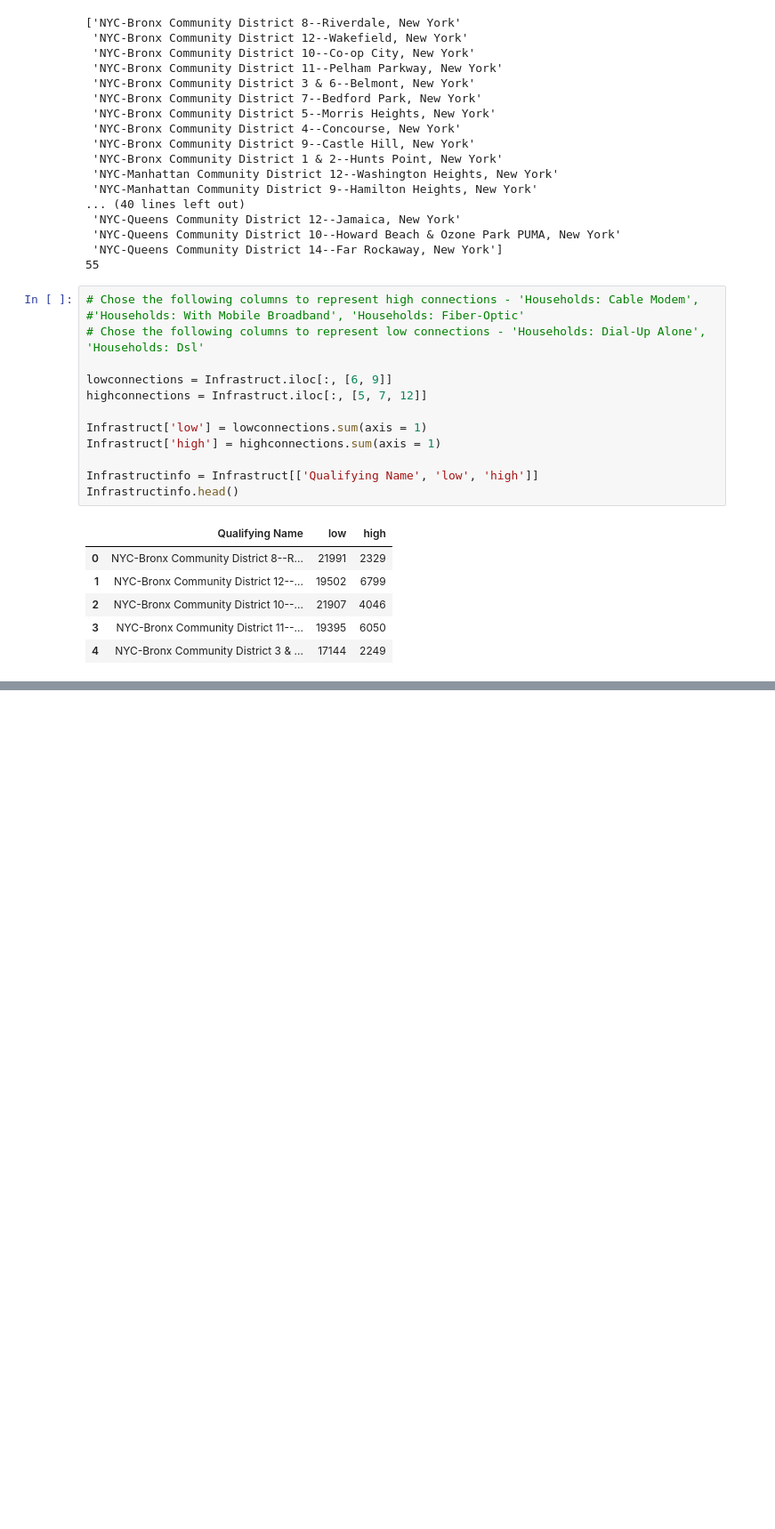
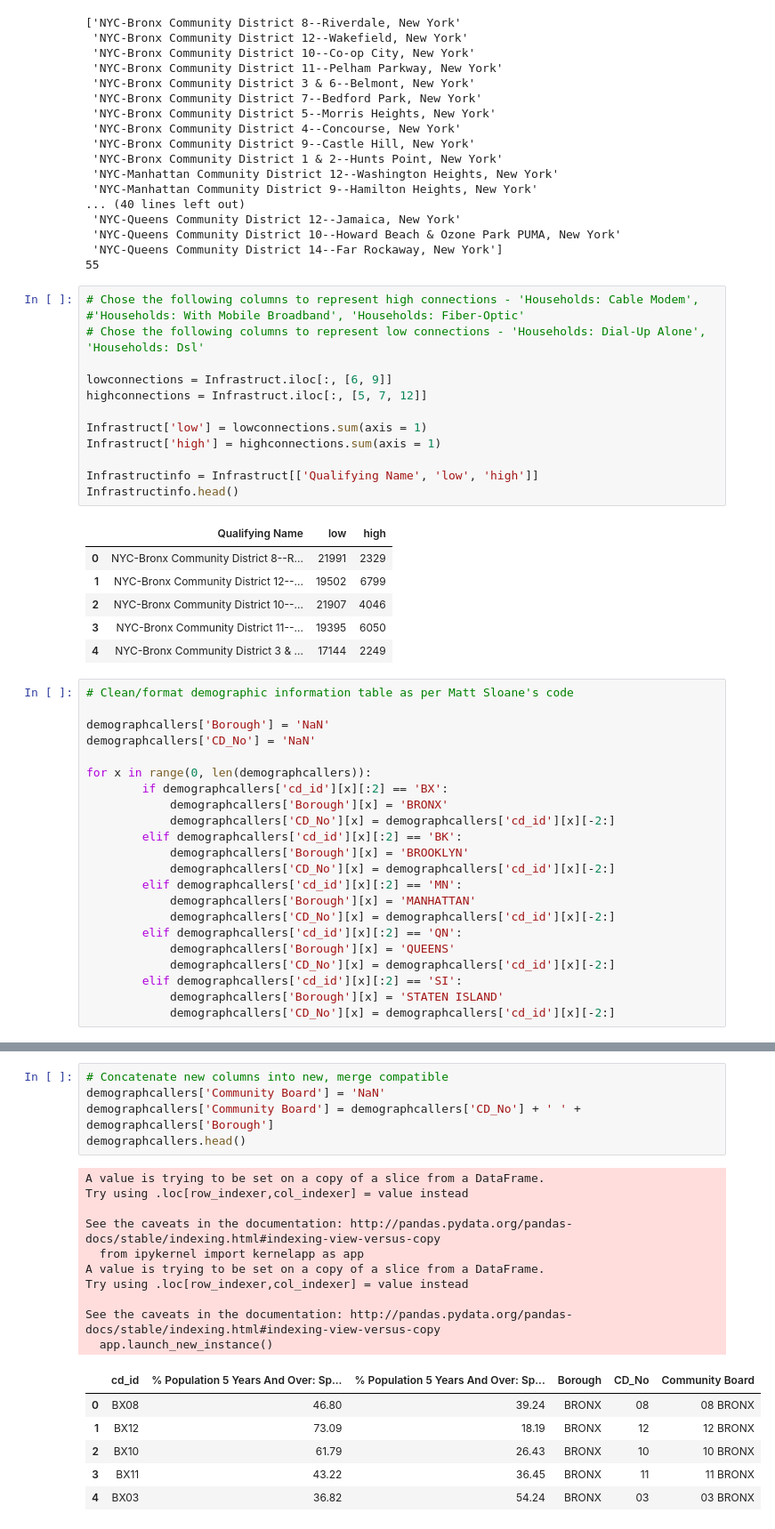
Before and after one commit to kdr276/PUI2016_kdr276, a Jupyter notebook: HW8_kdr276/Assignment_1.ipynb, the cells around one changed output, grey strips where cells are left out. Shown at 89% size. Drawn from its saved outputs; the diff is of its cells as text; blank space fills up the shorter version.

```diff
--- a/HW8_kdr276/Assignment_1.ipynb
+++ b/HW8_kdr276/Assignment_1.ipynb
@@ -406,3 +381,25 @@ Infrastructinfo.head()
 | 2 | NYC-Bronx Community District 10--... | 21907 | 4046 |
 | 3 | NYC-Bronx Community District 11--... | 19395 | 6050 |
 | 4 | NYC-Bronx Community District 3 & ... | 17144 | 2249 |
+# %%
+# Clean/format demographic information table as per Matt Sloane's code
+
+demographcallers['Borough'] = 'NaN'
+demographcallers['CD_No'] = 'NaN'
+
+for x in range(0, len(demographcallers)):
+        if demographcallers['cd_id'][x][:2] == 'BX':
+            demographcallers['Borough'][x] = 'BRONX'
+            demographcallers['CD_No'][x] = demographcallers['cd_id'][x][-2:]
+        elif demographcallers['cd_id'][x][:2] == 'BK':
+            demographcallers['Borough'][x] = 'BROOKLYN'
+            demographcallers['CD_No'][x] = demographcallers['cd_id'][x][-2:]
+        elif demographcallers['cd_id'][x][:2] == 'MN':
+            demographcallers['Borough'][x] = 'MANHATTAN'
+            demographcallers['CD_No'][x] = demographcallers['cd_id'][x][-2:]
+        elif demographcallers['cd_id'][x][:2] == 'QN':
+            demographcallers['Borough'][x] = 'QUEENS'
+            demographcallers['CD_No'][x] = demographcallers['cd_id'][x][-2:]
+        elif demographcallers['cd_id'][x][:2] == 'SI':
+            demographcallers['Borough'][x] = 'STATEN ISLAND'
+            demographcallers['CD_No'][x] = demographcallers['cd_id'][x][-2:]
@@ -408,0 +424,22 @@ Infrastructinfo.head()
+# %%
+# Concatenate new columns into new, merge compatible
+demographcallers['Community Board'] = 'NaN'
+demographcallers['Community Board'] = demographcallers['CD_No'] + ' ' + demographcallers['Borough']
+demographcallers.head()
+# %% [output]
+A value is trying to be set on a copy of a slice from a DataFrame.
+Try using .loc[row_indexer,col_indexer] = value instead
+
+See the caveats in the documentation: http://pandas.pydata.org/pandas-docs/stable/indexing.html#indexing-view-versus-copy
+  from ipykernel import kernelapp as app
+A value is trying to be set on a copy of a slice from a DataFrame.
+Try using .loc[row_indexer,col_indexer] = value instead
+
+See the caveats in the documentation: http://pandas.pydata.org/pandas-docs/stable/indexing.html#indexing-view-versus-copy
+  app.launch_new_instance()
+|  | cd_id | % Population 5 Years And Over: Sp... | % Population 5 Years And Over: Sp... | Borough | CD_No | Community Board |
+| 0 | BX08 | 46.80 | 39.24 | BRONX | 08 | 08 BRONX |
+| 1 | BX12 | 73.09 | 18.19 | BRONX | 12 | 12 BRONX |
+| 2 | BX10 | 61.79 | 26.43 | BRONX | 10 | 10 BRONX |
+| 3 | BX11 | 43.22 | 36.45 | BRONX | 11 | 11 BRONX |
+| 4 | BX03 | 36.82 | 54.24 | BRONX | 03 | 03 BRONX |
```
Also changed, not shown: parts of 11 cells of this notebook.
